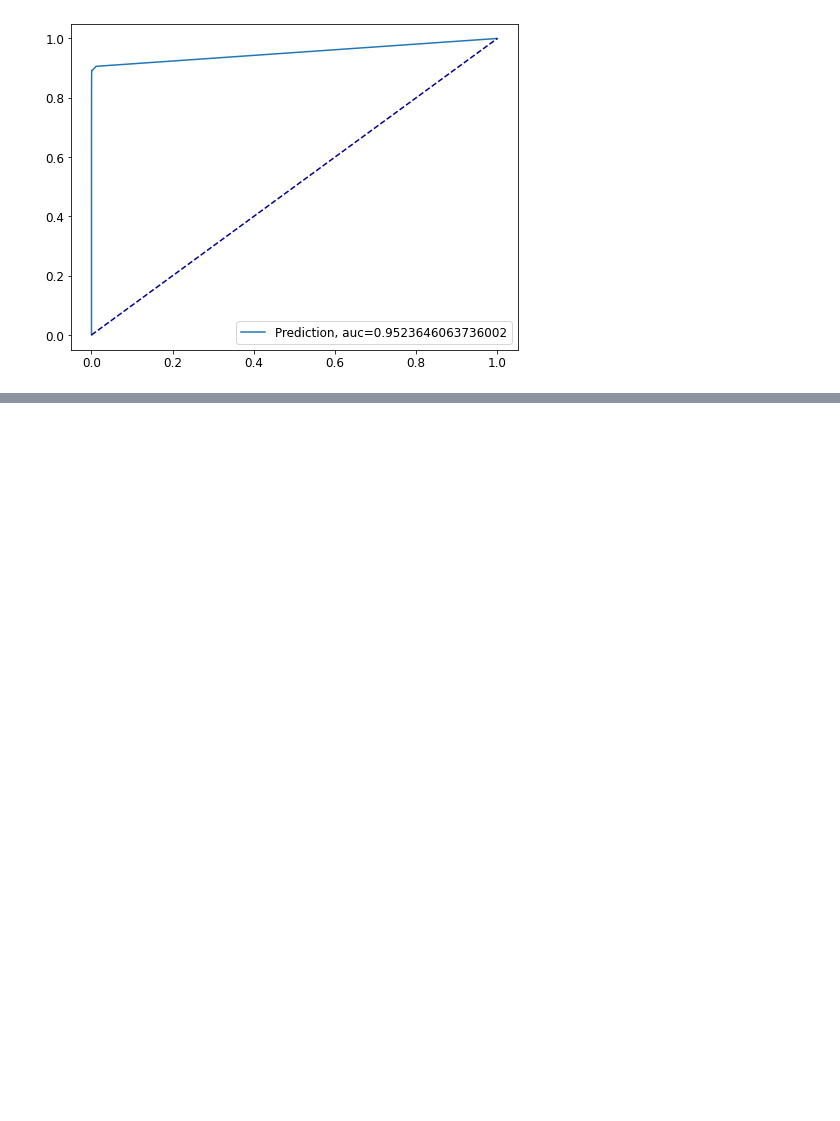
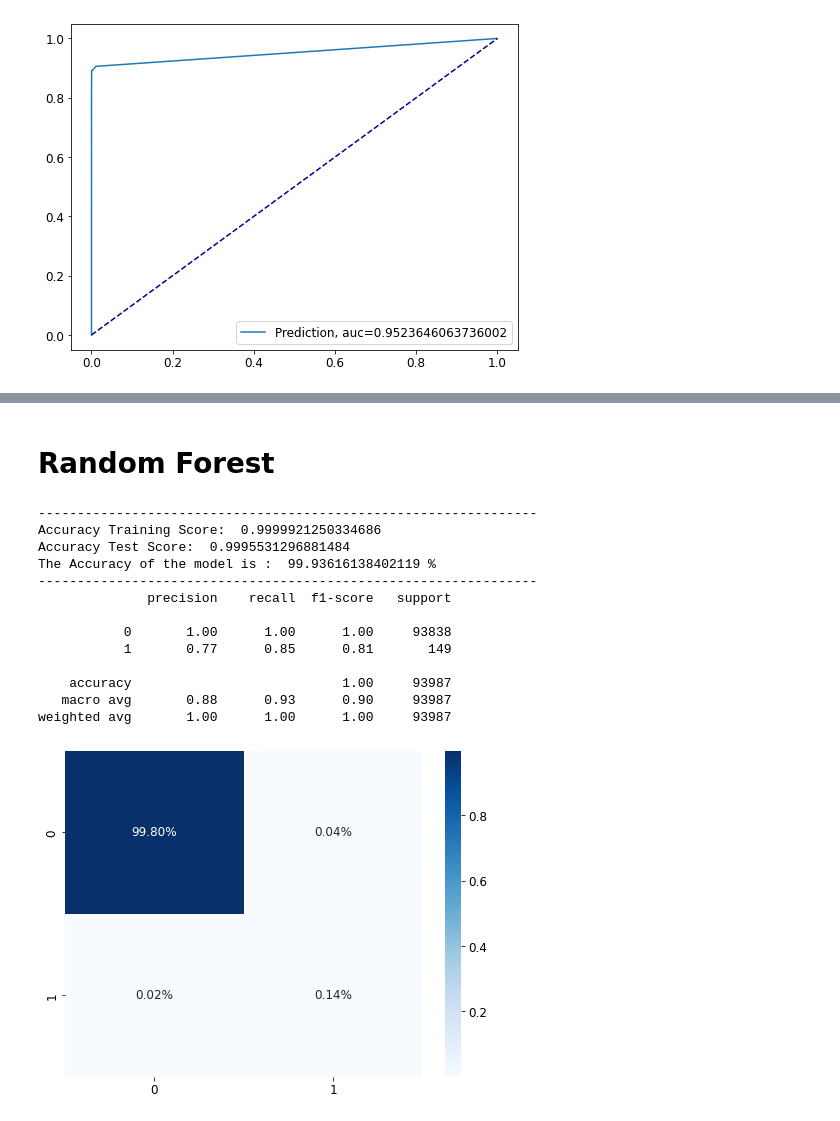
Before and after one commit to CleverJinn/DataScience, a Jupyter notebook: CreditCardDetection/CreditCardFraudDetection.ipynb, the cells around one changed output, grey strips where cells are left out. Drawn from its saved outputs; the diff is of its cells as text; code cells hidden in the pictures; blank space fills up the shorter version.

```diff
--- a/CreditCardDetection/CreditCardFraudDetection.ipynb
+++ b/CreditCardDetection/CreditCardFraudDetection.ipynb
@@ -357,0 +359,36 @@ sns.heatmap(cm/np.sum(cm), annot= True, fmt='.2%', cmap='Blues')
+# %%
+xgb_cl = xgb.XGBClassifier()
+# Fit
+xgb_cl.fit(X_train, y_train)
+# Predict
+prediction = xgb_cl.predict(X_test)
+# Getting and printing model scores
+cm = confusion_matrix(y_test,prediction)
+sns.heatmap(cm/np.sum(cm), annot= True, fmt='.2%', cmap='Blues')
+training_score = rf.score(X_train,y_train)
+test_score = rf.score(X_test,y_test)
+display(HTML("<h1>Random Forest</h1>"))
+print('----------------------------------------------------------------')
+print('Accuracy Training Score: ', training_score)
+print('Accuracy Test Score: ', test_score)
+print("The Accuracy of the model is : ", accuracy_score(y_test, prediction)*100, "%")
+print('----------------------------------------------------------------')
+
+# Look at classification report to evaluate the model
+print(classification_report(y_test,prediction))
+# %% [output]
+Random Forest
+----------------------------------------------------------------
+Accuracy Training Score:  0.9999921250334686
+Accuracy Test Score:  0.9995531296881484
+The Accuracy of the model is :  99.93616138402119 %
+----------------------------------------------------------------
+              precision    recall  f1-score   support
+
+           0       1.00      1.00      1.00     93838
+           1       0.77      0.85      0.81       149
+
+    accuracy                           1.00     93987
+   macro avg       0.88      0.93      0.90     93987
+weighted avg       1.00      1.00      1.00     93987
+[figure, added]
```
Also changed, not shown: parts of 9 cells of this notebook.
